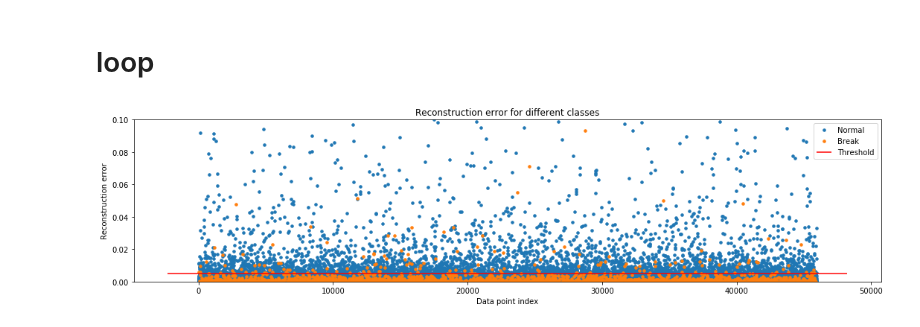
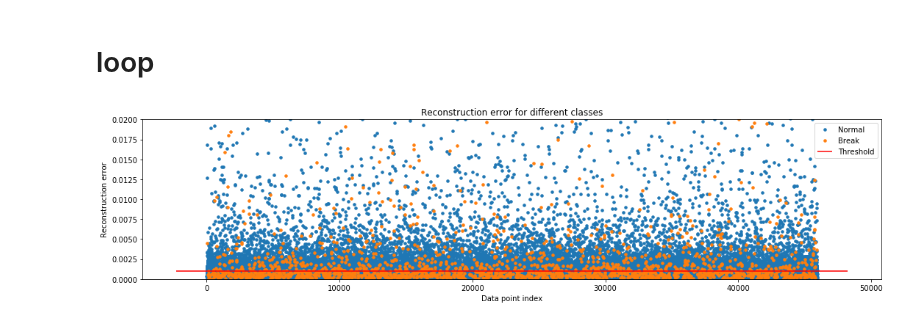
Before and after one commit to francovm/SSE, a Jupyter notebook: notebooks/12-LSTM-Autoencoder-Classification-stand.ipynb, the cells around one changed output. Saved outputs shown, nothing was run; the diff lists cells and outputs as text; code cells hidden in the pictures.

```diff
--- a/notebooks/12-LSTM-Autoencoder-Classification-stand.ipynb
+++ b/notebooks/12-LSTM-Autoencoder-Classification-stand.ipynb
@@ -37,7 +37,7 @@ rcParams['figure.figsize'] = 8, 6
 LABELS = ["Normal","Break"]
 # %%
 # load  dataset
-df = pd.read_csv('/home/francovm/Projects/SSE/data/processed/input_data.csv', sep='\t', encoding='utf-8', index_col=0)
+df = pd.read_csv('/home/francovm/Projects/SSE/data/processed/input_data.csv', sep='\t', encoding='utf-8')
 # %%
 input_X = df.loc[:, df.columns != 'Events'].values  # converts the df to a numpy array
 input_y = df['Events'].values
@@ -198,11 +198,11 @@ _________________________________________________________________
 adam = optimizers.Adam(lr)
 lstm_autoencoder.compile(loss='mse', optimizer=adam, metrics=['accuracy'])
 
-cp = ModelCheckpoint(filepath="/home/francovm/Projects/SSE/models/Autoencoder/Autoencoder-classifier_LSTM_SSE_20window-stand-2.h5",
+cp = ModelCheckpoint(filepath="/home/francovm/Projects/SSE/models/Autoencoder/big256-Autoencoder-classifier_LSTM_SSE_20window-stand.h5",
                                save_best_only=True,
                                verbose=0)
 
-tb = TensorBoard(log_dir='/home/francovm/Projects/SSE/models/Autoencoder/Tensorboard/Autoencoder-classifier_LSTM_SSE_20window-stand-2',
+tb = TensorBoard(log_dir='/home/francovm/Projects/SSE/models/Autoencoder/Tensorboard/big256-Autoencoder-classifier_LSTM_SSE_20window-stand',
                 histogram_freq=0,
                 write_graph=True,
                 write_images=True)
@@ -210,7 +210,7 @@ tb = TensorBoard(log_dir='/home/francovm/Projects/SSE/models/Autoencoder/Tensorb
 #set early stopping monitor so the model stops training when it won't improve anymore
 early_stopping_monitor = EarlyStopping(patience=5)
 
-csv_logger = CSVLogger('/home/francovm/Projects/SSE/data/Visualization/Data/Autoencoder-classifier_LSTM_SSE_20window-stand-2.csv', append=True, separator=';')
+csv_logger = CSVLogger('/home/francovm/Projects/SSE/data/Visualization/Data/big256-Autoencoder-classifier_LSTM_SSE_20window-stand.csv', append=True, separator=';')
 
 lstm_autoencoder_history = lstm_autoencoder.fit(X_train_y0_scaled, X_train_y0_scaled,
                                                 epochs=epochs,
@@ -309,24 +309,22 @@ train_x_predictions = model.predict(X_train_scaled)
 # %%
-# import pylustrator
-# pylustrator.start()
 
-mse = np.mean(np.power(flatten(X_train) - flatten(train_x_predictions), 2), axis=1)
+# mse = np.mean(np.power(flatten(X_train) - flatten(train_x_predictions), 2), axis=1)
 
-error_df = pd.DataFrame({'Reconstruction_error': mse,
-                        'True_class': y_train.tolist()})
+# error_df = pd.DataFrame({'Reconstruction_error': mse,
+#                         'True_class': y_train.tolist()})
 
-# error_df = error_df.reset_index()
-groups = error_df.groupby('True_class')
+# # error_df = error_df.reset_index()
+# groups = error_df.groupby('True_class')
 
-fig, ax = plt.subplots()
+# fig, ax = plt.subplots()
 
-# print(np.reshape(group.index,140681,1), group.Reconstruction_error)
-for name, group in groups:
-    ax.plot(group.Reconstruction_error, marker='o', ms=3.5, linestyle='',label= "Break" if name == 1. else "Normal")
+# # print(np.reshape(group.index,140681,1), group.Reconstruction_error)
+# for name, group in groups:
+#     ax.plot(group.Reconstruction_error, marker='o', ms=3.5, linestyle='',label= "Break" if name == 1. else "Normal")
 
-ax.legend()
-plt.ylim(0,1)
-plt.title("Reconstruction error for different classes")
-plt.ylabel("Reconstruction error")
-plt.xlabel("Data point index")
-plt.show()
+# ax.legend()
+# plt.ylim(0,1)
+# plt.title("Reconstruction error for different classes")
+# plt.ylabel("Reconstruction error")
+# plt.xlabel("Data point index")
+# plt.show()
@@ -405,27 +398,27 @@ test_x_predictions = lstm_autoencoder.predict(X_test_scaled)
 # %%
 # test_x_predictions = lstm_autoencoder.predict(X_test)
 mse = np.mean(np.power(flatten(X_test_scaled) - flatten(test_x_predictions), 2), axis=1)
 
 error_df = pd.DataFrame({'Reconstruction_error': mse,
                         'True_class': y_test.tolist()})
 
-threshold_fixed = 0.005 # Definir!
+threshold_fixed = 0.001 # Definir!
 groups = error_df.groupby('True_class')
 fig, ax = plt.subplots()
 
 for name, group in groups:
     ax.plot( group.Reconstruction_error, marker='o', ms=3.5, linestyle='',
             label= "Break" if name == 1 else "Normal")
 ax.hlines(threshold_fixed, ax.get_xlim()[0], ax.get_xlim()[1], colors="r", zorder=100, label='Threshold')
 
 ax.legend()
-plt.ylim(0,0.1)
+plt.ylim(0,0.02)
 plt.title("Reconstruction error for different classes")
 plt.ylabel("Reconstruction error")
 plt.xlabel("Data point index")
 plt.show();
 # %% [output]
-[figure, old version]
+[figure, new version]
 # %%
 pred_y = [1. if e > threshold_fixed else 0. for e in error_df.Reconstruction_error.values]
 # %%
```
Also changed, not shown: parts of 13 cells of this notebook, 34 other files.
